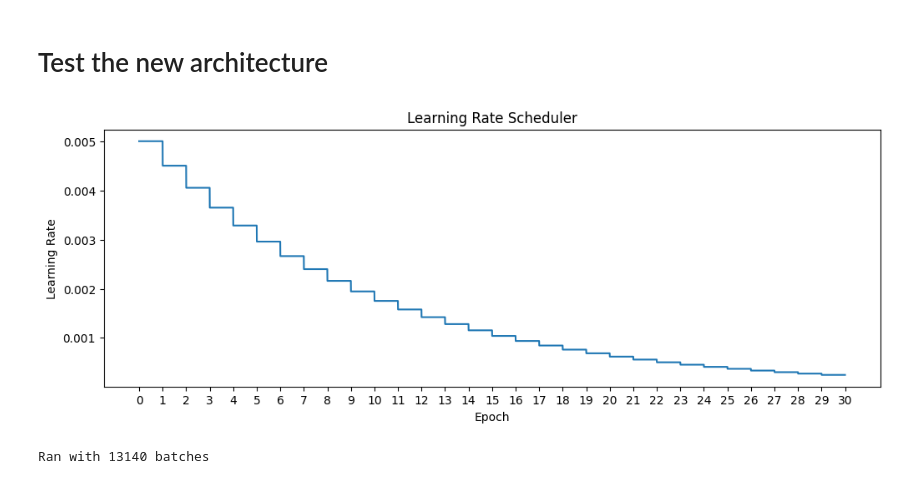
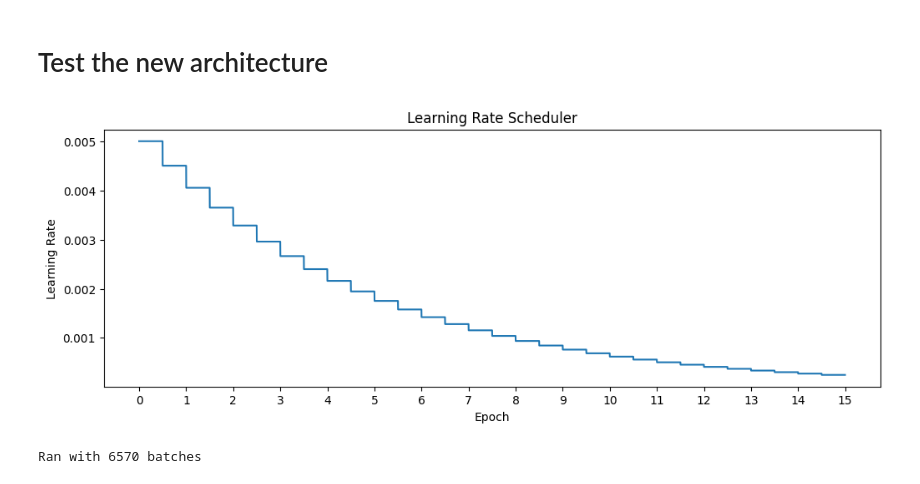
Before and after one commit to kenn50/Bachelor, a Jupyter notebook: Experiments/MNIST_TEST1104/test.ipynb, the cells around one changed output. Saved outputs shown, nothing was run; the diff lists cells and outputs as text; code cells hidden in the pictures.

```diff
--- a/Experiments/MNIST_TEST1104/test.ipynb
+++ b/Experiments/MNIST_TEST1104/test.ipynb
@@ -318,26 +318,26 @@ flow_args = {"input_dim": m_dim, "hidden_dims": [m_dim], "steps": 5, "inv": True
 # %%
 
-epochs = 30
+epochs = 15
 steps = len(X)/batch_size * epochs
 lr_scheduler_fn = lr_scheduler(lr, decay_rate=0.9, decay_steps=steps/30, floor=1e-5)
 #plot lr scheduler for 20000 steps
 lrs = [lr_scheduler_fn(step) for step in range(int(steps))]
 plt.figure(figsize=(12, 4))
 plt.plot(lrs)
 
 plt.title("Learning Rate Scheduler")
 
 plt.xticks(np.linspace(0, steps, epochs+1), [f"{i}" for i in range(epochs+1)])
 plt.xlabel("Epoch")
 plt.ylabel("Learning Rate")
 
 plt.show()
 
 
 
 adam = optim.ClippedAdam(lr_scheduler_fn, clip_norm=10)
 # %% [output]
-[figure, old version]
+[figure, new version]
 # %%
 debug = False
 jax.config.update("jax_debug_nans", debug)
@@ -346,7 +346,7 @@ jax.config.update("jax_disable_jit", False)
 rng_key, sub_key = jax.random.split(rng_key)
 smivae74 = SMIVAE74(decoder, decoder_args, f_shared, f_args, h, h_args, g, g_args, g, g_args, 2, z_dim, m_dim, normalizing_flow, flow_args, model_mode="b")
 
-smivae74.train(dataloader, len(X), adam, num_epochs=epochs, rng_key=sub_key, num_stein_particles=5, annealed_sites=["z0", "z1", "z2", "z3", "m"],
-               annealing_epochs=20, bandwidth_scaler=15)
+smivae74.train(dataloader, len(X), adam, num_epochs=epochs, rng_key=sub_key, num_stein_particles=25, annealed_sites=["z0", "z1", "z2", "z3", "m"],
+               annealing_epochs=8, bandwidth_scaler=15)
 # %% [output]
-Ran with 13140 batches
+Ran with 6570 batches
```
Also changed, not shown: parts of 7 cells of this notebook, 1 other file.
